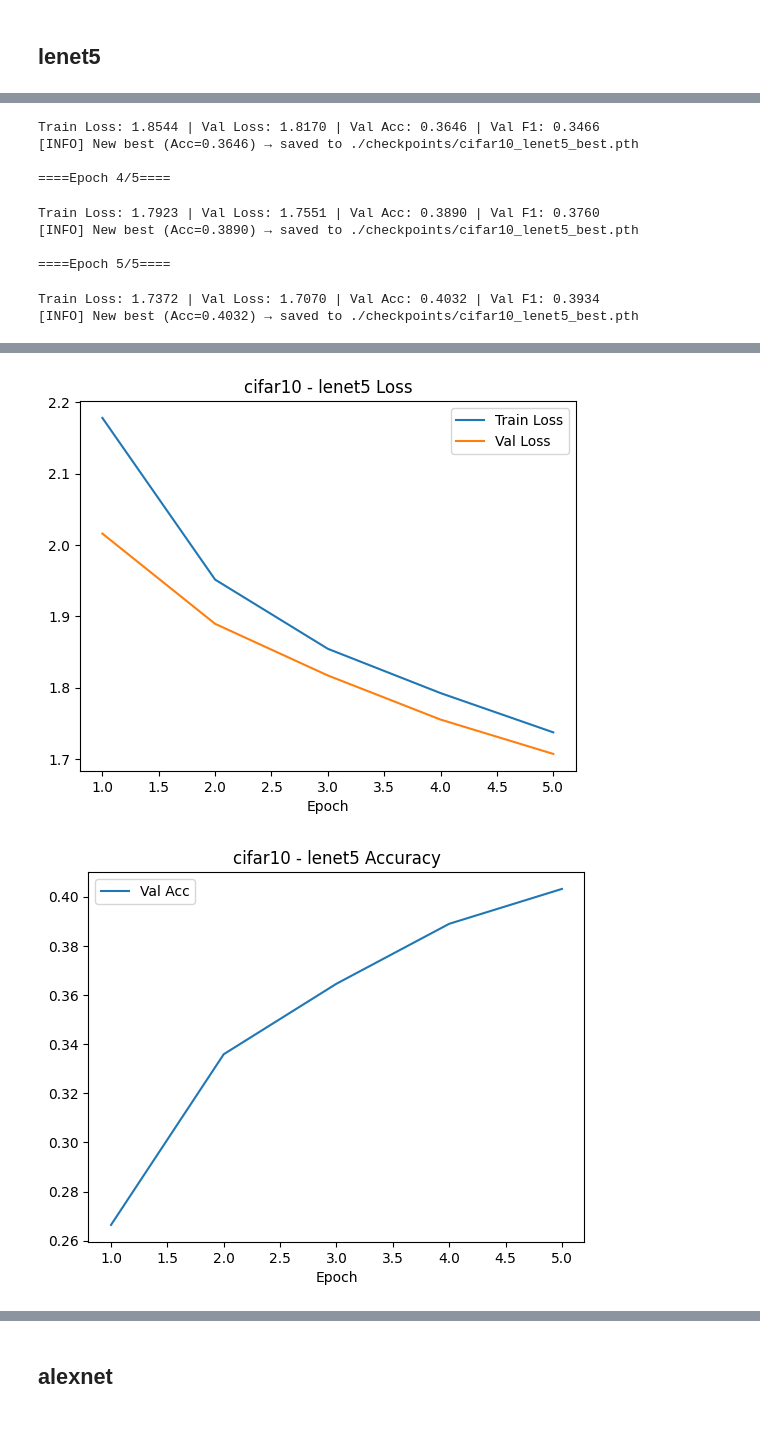
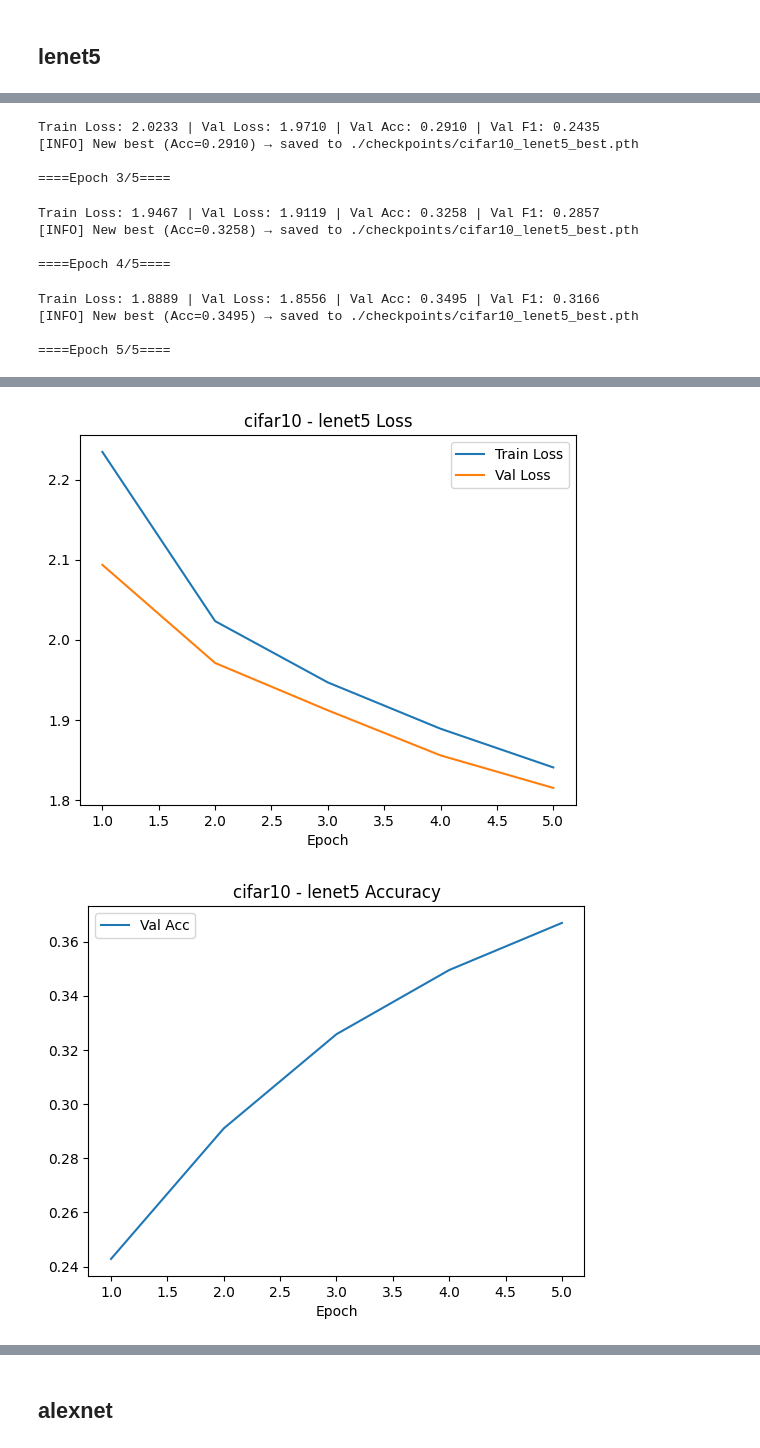
Before and after one commit to Avijit-Jana/cnn-architectures-benchmark, a Jupyter notebook: Notebooks/Comparison_of_CNN_Architectures_on_CIFAR_10.ipynb, the cells around one changed output, grey strips where cells are left out. Drawn from its saved outputs; the diff is of its cells as text; code cells hidden in the pictures.

```diff
--- a/Notebooks/Comparison_of_CNN_Architectures_on_CIFAR_10.ipynb
+++ b/Notebooks/Comparison_of_CNN_Architectures_on_CIFAR_10.ipynb
@@ -332,7 +394,9 @@ def run_experiment(
     epochs: int = 5,
     batch_size: int = 64,
     lr: float = 0.01,
-    save_dir: str = './checkpoints'):
+    train_fraction = 0.5,
+    save_dir: str = './checkpoints',
+    use_amp: bool = True):
     """
     Run a full training experiment:
      - Loads data for `dataset`
@@ -355,18 +419,19 @@ def run_experiment(
     torch.backends.cudnn.benchmark = True
 
     # Data loaders
-    train_loader, val_loader, in_ch, num_classes = get_dataset(dataset, batch_size)
+    # Data loaders
+    train_loader, val_loader, in_ch, num_classes = get_dataset(dataset, batch_size, data_dir='./data', train_fraction=train_fraction)
     print(f"Detected input channels: {in_ch}")
 
     # Model instantiation
-    model = get_model(model_name, in_ch, num_classes, pretrained=pretrained)
-    model = model.to(device)
+    model = get_model(model_name, in_ch, num_classes, pretrained=pretrained).to(device)
     print(f"Model '{model_name}' instantiated with pretrained={pretrained} and moved to {device}.")
 
-    # Loss, optimizer & scheduler
+    # Optimizer, loss, scheduler, AMP scaler
     criterion = nn.CrossEntropyLoss()
     optimizer = optim.SGD(model.parameters(), lr=lr, momentum=0.9)
     scheduler = optim.lr_scheduler.StepLR(optimizer, step_size=10, gamma=0.1)
+    scaler = torch.cuda.amp.GradScaler() if (use_amp and device.type=='cuda') else None
 
     # History containers
     history = {
@@ -380,7 +445,7 @@ def run_experiment(
     # Training loop
     for epoch in range(1, epochs + 1):
         print(f"\n====Epoch {epoch}/{epochs}====")
-        train_loss = train_one_epoch(model, device, train_loader, criterion, optimizer)
+        train_loss = train_one_epoch(model, device, train_loader, criterion, optimizer, scaler=scaler, use_amp=use_amp)
         val_loss, val_acc, val_prec, val_rec, val_f1, (y_true, y_pred) = evaluate(model, device, val_loader, criterion)
 
         scheduler.step()  # for StepLR
@@ -425,13 +490,17 @@ def run_experiment(
 # %%
 model_name = 'lenet5'
 print(f"Training {model_name} on CIFAR-10 Dataset...")
-# Reduced epochs for quick demos; adjust as needed
+
+# Enable AMP automatically if GPU is available
+use_amp = torch.cuda.is_available()
+
 run_experiment(
-    model_name=model_name,
+    model_name='lenet5',
     pretrained=False,
     epochs=5,
     batch_size=64,
-    lr=0.001)
+    lr=0.001,
+    train_fraction=0.5)
 print(f"Finished training {model_name} on CIFAR-10 Dataset.")
 # %% [output]
 Training lenet5 on CIFAR-10 Dataset...
@@ -451,10 +516,12 @@ Train Loss: 1.9514 | Val Loss: 1.8894 | Val Acc: 0.3359 | Val F1: 0.3094
-Train Loss: 1.8544 | Val Loss: 1.8170 | Val Acc: 0.3646 | Val F1: 0.3466
-[INFO] New best (Acc=0.3646) → saved to ./checkpoints/cifar10_lenet5_best.pth
+Train Loss: 2.0233 | Val Loss: 1.9710 | Val Acc: 0.2910 | Val F1: 0.2435
+[INFO] New best (Acc=0.2910) → saved to ./checkpoints/cifar10_lenet5_best.pth
 
-====Epoch 4/5====
+====Epoch 3/5====
-Train Loss: 1.7923 | Val Loss: 1.7551 | Val Acc: 0.3890 | Val F1: 0.3760
-[INFO] New best (Acc=0.3890) → saved to ./checkpoints/cifar10_lenet5_best.pth
+Train Loss: 1.9467 | Val Loss: 1.9119 | Val Acc: 0.3258 | Val F1: 0.2857
+[INFO] New best (Acc=0.3258) → saved to ./checkpoints/cifar10_lenet5_best.pth
 
-====Epoch 5/5====
+====Epoch 4/5====
-Train Loss: 1.7372 | Val Loss: 1.7070 | Val Acc: 0.4032 | Val F1: 0.3934
-[INFO] New best (Acc=0.4032) → saved to ./checkpoints/cifar10_lenet5_best.pth
+Train Loss: 1.8889 | Val Loss: 1.8556 | Val Acc: 0.3495 | Val F1: 0.3166
+[INFO] New best (Acc=0.3495) → saved to ./checkpoints/cifar10_lenet5_best.pth
+
+====Epoch 5/5====
@@ -461,2 +530,2 @@ Train Loss: 1.7372 | Val Loss: 1.7070 | Val Acc: 0.4032 | Val F1: 0.3934
-[figure, old version]
+[figure, new version]
-[figure, old version]
+[figure, new version]
```
Also changed, not shown: parts of 12 cells of this notebook, 2 other files.
